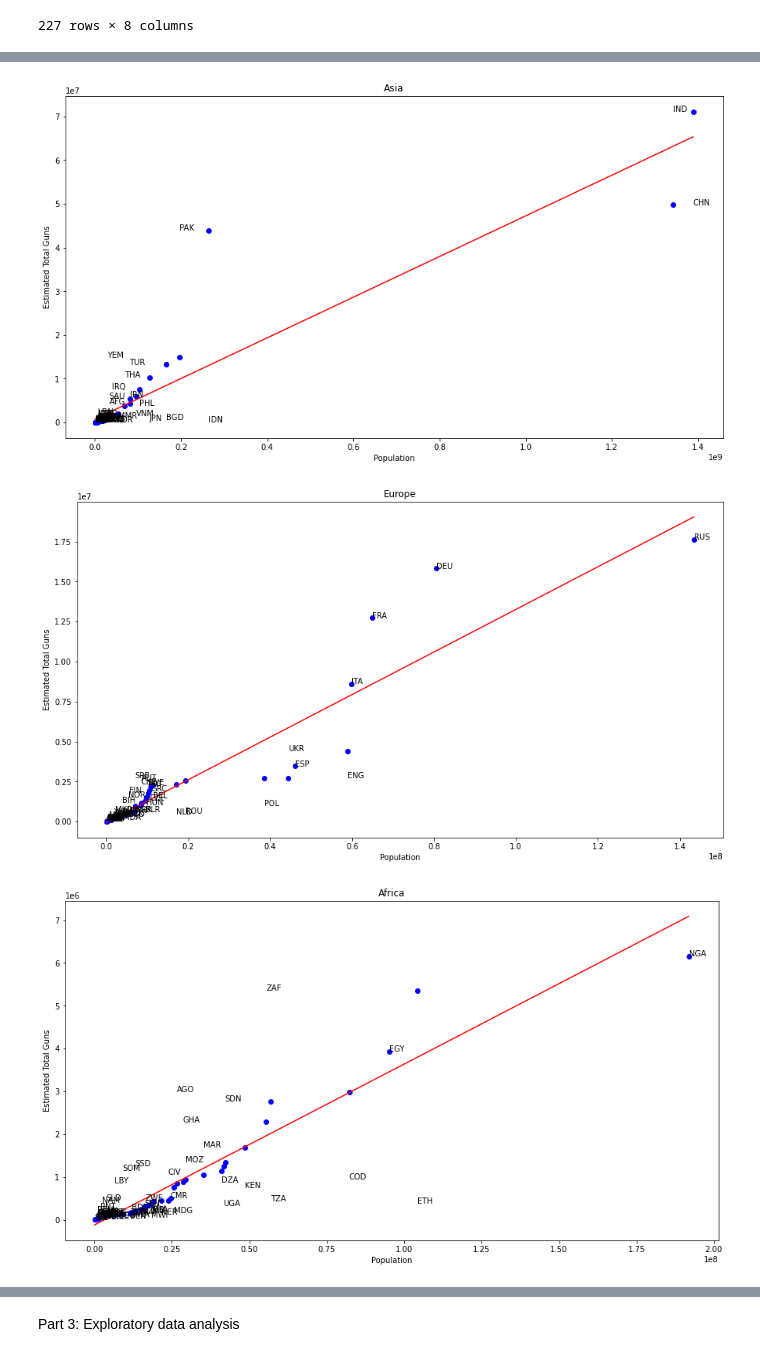
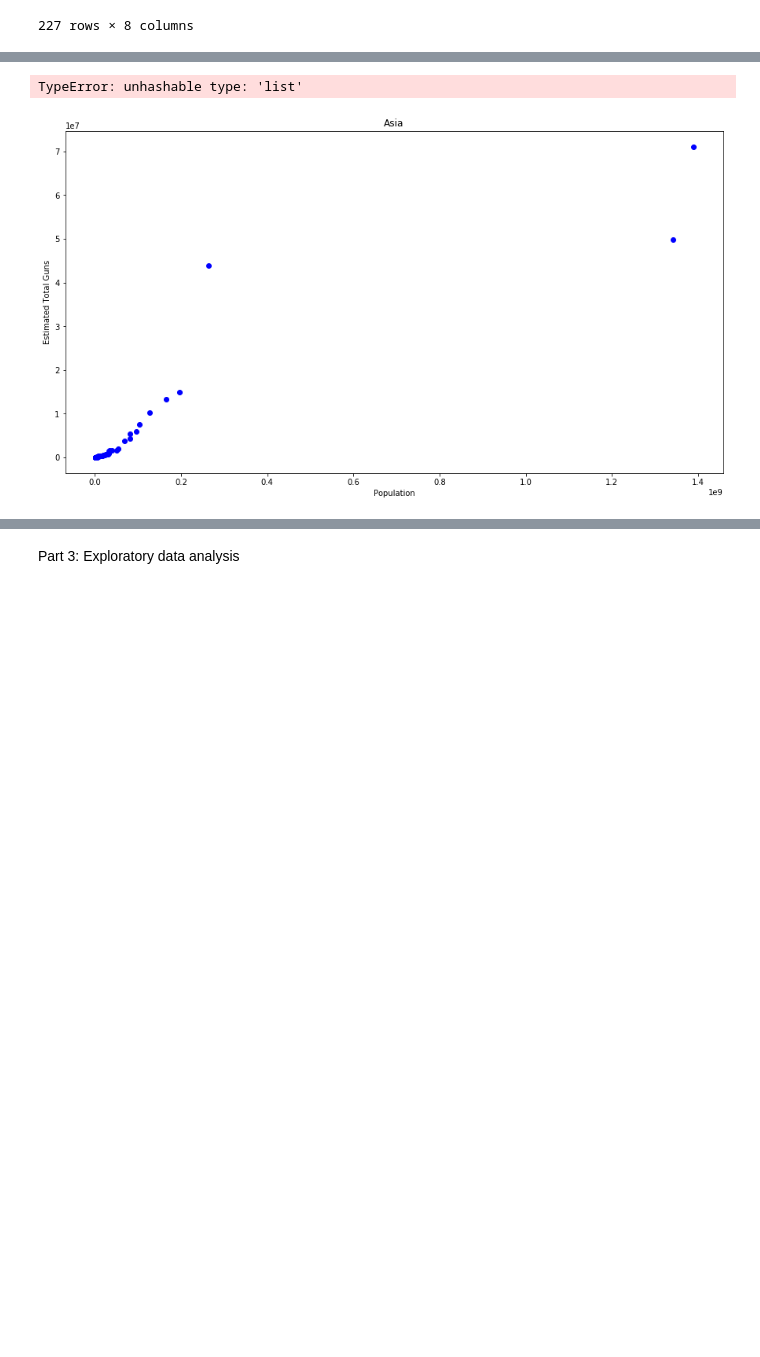
Before and after one commit to the-amazing-works-of-stephanie/gun-violence-analysis, a Jupyter notebook: fp.ipynb, the cells around one changed output, grey strips where cells are left out. Cells and saved outputs as stored; diff of their text form; code cells hidden in the pictures; blank space fills up the shorter version.

Commit message:
working on prettifying graphs

```diff
--- a/fp.ipynb
+++ b/fp.ipynb
@@ -164,22 +138,29 @@ for key in guns_per_region.keys():
 # %%
 titles = list(guns_per_region.keys())
 for i in titles:
     x = np.sort(np.array(list(pop[i].values())))
     y = np.sort(np.array(list(guns[i].values())))
-    m, b = np.polyfit(x,y,1)
+    #m, b = np.polyfit(x,y,1)
 
     plt.figure(figsize=(15, 8))
     plt.scatter(x, y, color="Blue")
-    plt.plot(x, (m*x) + b, color="Red")
+    #plt.plot(x, (m*x) + b, color="Red")
 
     plt.xlabel("Population")
     plt.ylabel("Estimated Total Guns")
     plt.title(i)
 
-    for j in pop[i].keys():
-        plt.text(x=pop[i][j], y=guns[i][j], s=j)
-    plt.show()
+#highlight the top few countries of interest
+    #NOTE: is not working yet
+    if i == 'Asia':
+        print(guns[i])
+        plt.scatter(x,y, color = 'Purple')
+        print("country:", i, "population:", pop[i], "guns:", guns[i])
+        # maybe stick those top few countries into a dataframe for later use??
+
+    # for j in pop[i].keys():
+    #     plt.text(x=pop[i][j], y=guns[i][j], s=j)
+    # plt.show()
 # %% [output]
+TypeError: unhashable type: 'list'
-[figure, old version]
+[figure, new version]
-[figure, removed]
-[figure, removed]
```
Also changed, not shown: parts of 11 cells of this notebook.
